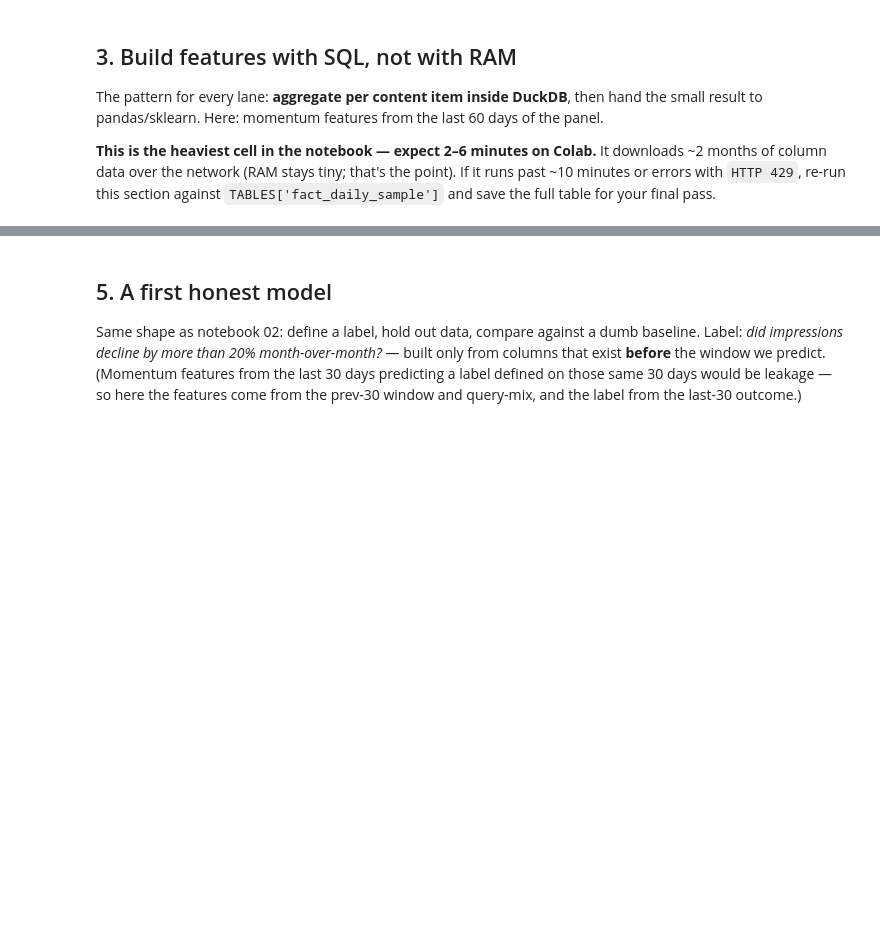
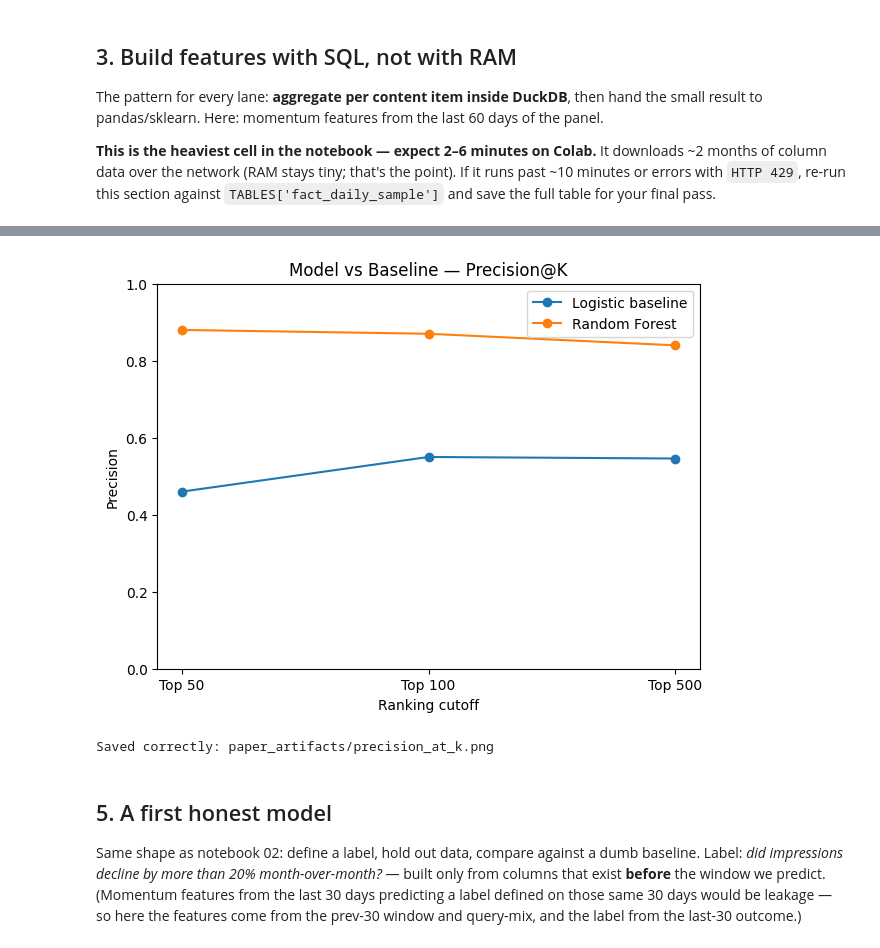
Before and after one commit to farankhandev/flyrank-ml-internship, a Jupyter notebook: notebooks/03_working_with_the_full_release.ipynb, the cells around one changed output, grey strips where cells are left out. Cells and saved outputs as stored; diff of their text form; code cells hidden in the pictures; blank space fills up the shorter version.

```diff
--- a/notebooks/03_working_with_the_full_release.ipynb
+++ b/notebooks/03_working_with_the_full_release.ipynb
@@ -120,3 +541,33 @@ data.head()
+# %%
+import matplotlib.pyplot as plt
+
+k_values = [50, 100, 500]
+baseline_precision = [0.460, 0.550, 0.546]
+model_precision = [0.880, 0.870, 0.840]
+
+x = range(len(k_values))
+
+plt.figure(figsize=(7, 5))
+
+plt.plot(x, baseline_precision, marker="o", label="Logistic baseline")
+plt.plot(x, model_precision, marker="o", label="Random Forest")
+
+plt.xticks(x, [f"Top {k}" for k in k_values])
+plt.xlabel("Ranking cutoff")
+plt.ylabel("Precision")
+plt.title("Model vs Baseline — Precision@K")
+plt.ylim(0, 1)
+plt.legend()
+
+
+plt.savefig("paper_artifacts/precision_at_k.png", dpi=300, bbox_inches="tight")
+
+plt.show()
+
+print("Saved correctly: paper_artifacts/precision_at_k.png")
+# %% [output]
+[figure, added]
+Saved correctly: paper_artifacts/precision_at_k.png
 # %% [markdown]
 ## 5. A first honest model
 
```
Also changed, not shown: parts of 22 cells of this notebook.
